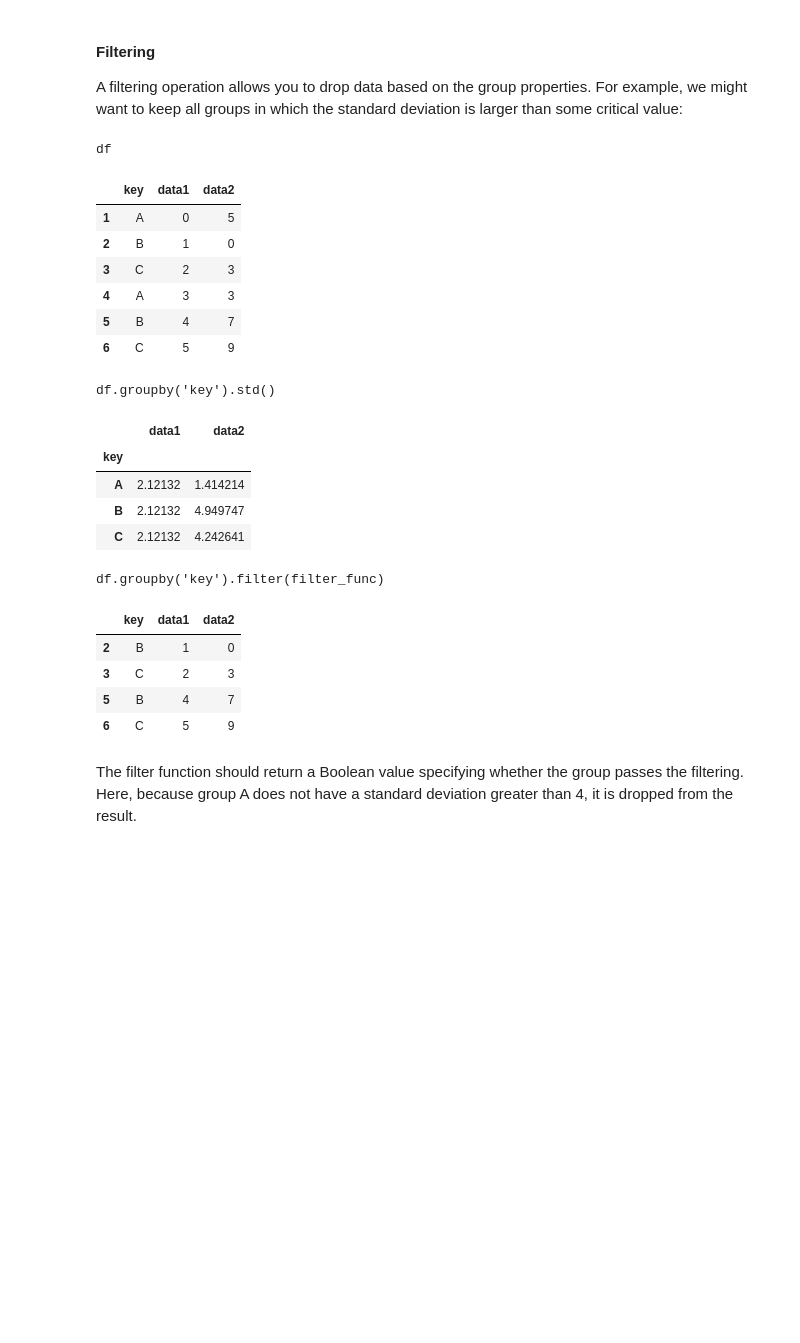
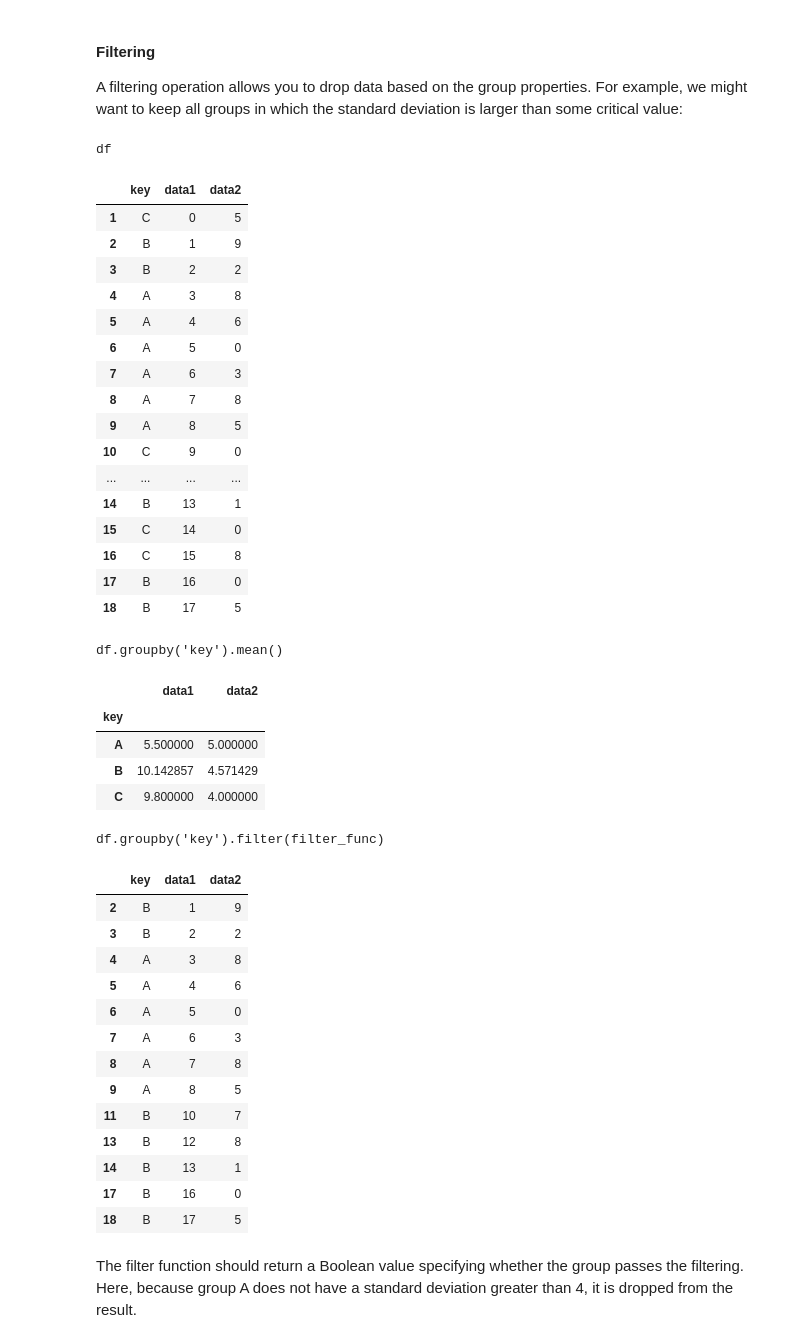
Before and after one commit to bertramwooster/PythonDataScienceHandbook, a Jupyter notebook: notebooks/03.08-Aggregation-and-Grouping.ipynb, the cells around one changed output. Saved outputs shown, nothing was run; the diff lists cells and outputs as text; code cells hidden in the pictures; blank space fills up the shorter version.

```diff
--- a/notebooks/03.08-Aggregation-and-Grouping.ipynb
+++ b/notebooks/03.08-Aggregation-and-Grouping.ipynb
@@ -351,31 +385,50 @@ A filtering operation allows you to drop data based on the group properties.
 For example, we might want to keep all groups in which the standard deviation is larger than some critical value:
 # %%
 def filter_func(x):
-    return x['data2'].std() > 4
+    return x['data2'].mean() > 4.1
 
-display('df', "df.groupby('key').std()",
+display('df', "df.groupby('key').mean()",
         "df.groupby('key').filter(filter_func)")
 # %% [output]
 df
 |  | key | data1 | data2 |
-| 1 | A | 0 | 5 |
-| 2 | B | 1 | 0 |
-| 3 | C | 2 | 3 |
-| 4 | A | 3 | 3 |
-| 5 | B | 4 | 7 |
-| 6 | C | 5 | 9 |
+| 1 | C | 0 | 5 |
+| 2 | B | 1 | 9 |
+| 3 | B | 2 | 2 |
+| 4 | A | 3 | 8 |
+| 5 | A | 4 | 6 |
+| 6 | A | 5 | 0 |
+| 7 | A | 6 | 3 |
+| 8 | A | 7 | 8 |
+| 9 | A | 8 | 5 |
+| 10 | C | 9 | 0 |
+| ... | ... | ... | ... |
+| 14 | B | 13 | 1 |
+| 15 | C | 14 | 0 |
+| 16 | C | 15 | 8 |
+| 17 | B | 16 | 0 |
+| 18 | B | 17 | 5 |
-df.groupby('key').std()
+df.groupby('key').mean()
 |  | data1 | data2 |
 | key |  |  |
-| A | 2.12132 | 1.414214 |
-| B | 2.12132 | 4.949747 |
-| C | 2.12132 | 4.242641 |
+| A | 5.500000 | 5.000000 |
+| B | 10.142857 | 4.571429 |
+| C | 9.800000 | 4.000000 |
 df.groupby('key').filter(filter_func)
 |  | key | data1 | data2 |
-| 2 | B | 1 | 0 |
-| 3 | C | 2 | 3 |
-| 5 | B | 4 | 7 |
-| 6 | C | 5 | 9 |
+| 2 | B | 1 | 9 |
+| 3 | B | 2 | 2 |
+| 4 | A | 3 | 8 |
+| 5 | A | 4 | 6 |
+| 6 | A | 5 | 0 |
+| 7 | A | 6 | 3 |
+| 8 | A | 7 | 8 |
+| 9 | A | 8 | 5 |
+| 11 | B | 10 | 7 |
+| 13 | B | 12 | 8 |
+| 14 | B | 13 | 1 |
+| 17 | B | 16 | 0 |
+| 18 | B | 17 | 5 |
 # %% [markdown]
 The filter function should return a Boolean value specifying whether the group passes the filtering. Here, because group A does not have a standard deviation greater than 4, it is dropped from the result.
 # %% [markdown]
```
Also changed, not shown: parts of 20 cells of this notebook.
